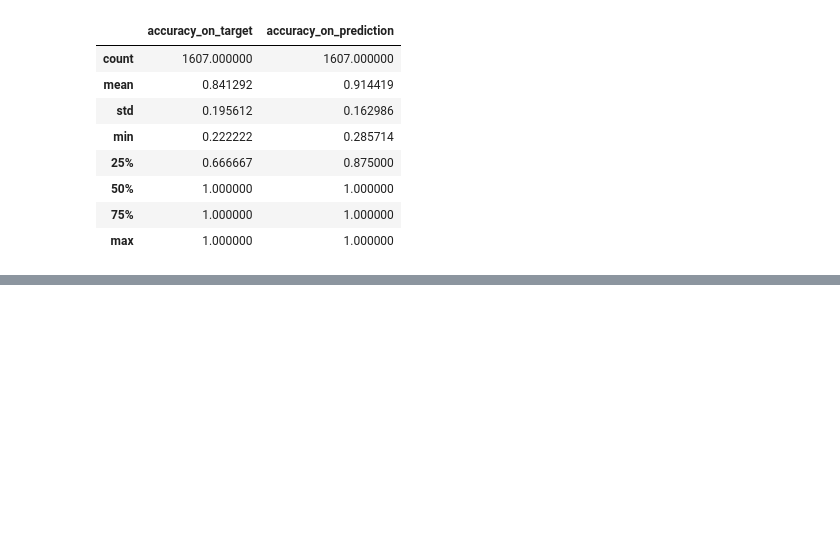
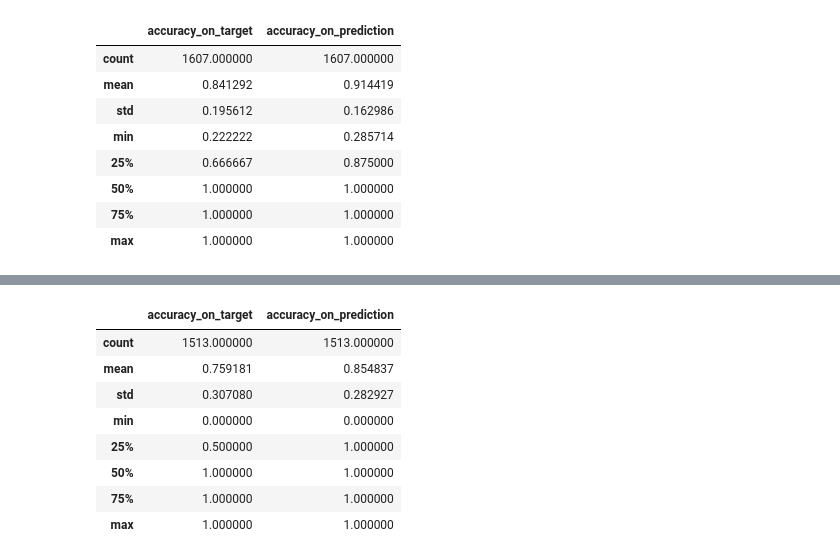
Before and after one commit to mruiyangyou/RAG-enhanced-LLM-Agent-for-text-to-SQL-generation, a Jupyter notebook: notebooks/vectordb/pinecone_loader.ipynb, the cells around one changed output, grey strips where cells are left out. Cells and saved outputs as stored; diff of their text form; code cells hidden in the pictures; blank space fills up the shorter version.

```diff
--- a/notebooks/vectordb/pinecone_loader.ipynb
+++ b/notebooks/vectordb/pinecone_loader.ipynb
@@ -384,0 +369,6 @@ for keyword in keywords_predicted:
+# %%
+np.random.seed(99)
+split_index = np.random.permutation(len(df))
+train_size = int(len(df) * 0.8)
+trainset = df.iloc[split_index[:train_size], :]
+testset = df.iloc[split_index[train_size:], :]
@@ -384,0 +403,9 @@ for keyword in keywords_predicted:
+# %%
+from qa_doc_query import *
+
+# Create a subset for small scale testing
+testset_sub = testset
+# %%
+testset_sub['keywords_pred'] = testset_sub['masked_question'].apply(summarise_keywords_from_result, index = index, embed_model = embed_model)
+
+testset_sub
@@ -384,0 +449,17 @@ for keyword in keywords_predicted:
+# %%
+testset_sub = testset_sub.copy()
+
+result = testset_sub.apply(prediction_accuracy_new, axis = 1)
+testset_sub['accuracy_on_target'], testset_sub['accuracy_on_prediction'] = zip(*result)
+# %%
+testset_sub[['accuracy_on_target', 'accuracy_on_prediction']].describe()
+# %% [output]
+|  | accuracy_on_target | accuracy_on_prediction |
+| count | 1513.000000 | 1513.000000 |
+| mean | 0.759181 | 0.854837 |
+| std | 0.307080 | 0.282927 |
+| min | 0.000000 | 0.000000 |
+| 25% | 0.500000 | 1.000000 |
+| 50% | 1.000000 | 1.000000 |
+| 75% | 1.000000 | 1.000000 |
+| max | 1.000000 | 1.000000 |
```
Also changed, not shown: parts of 30 cells of this notebook, 35 other files.
